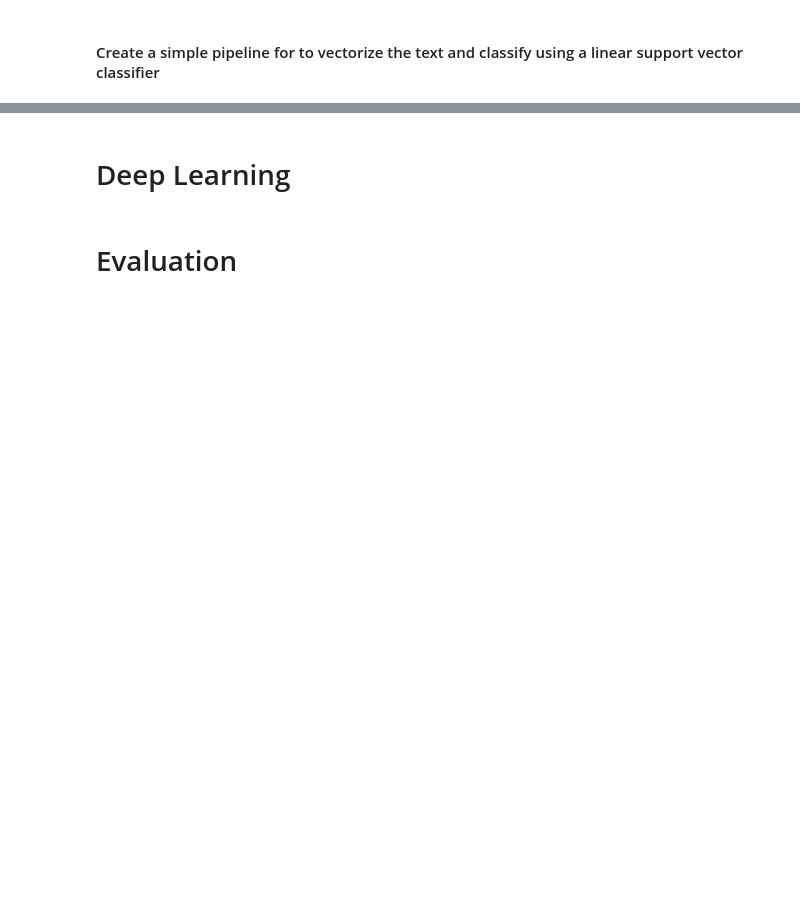
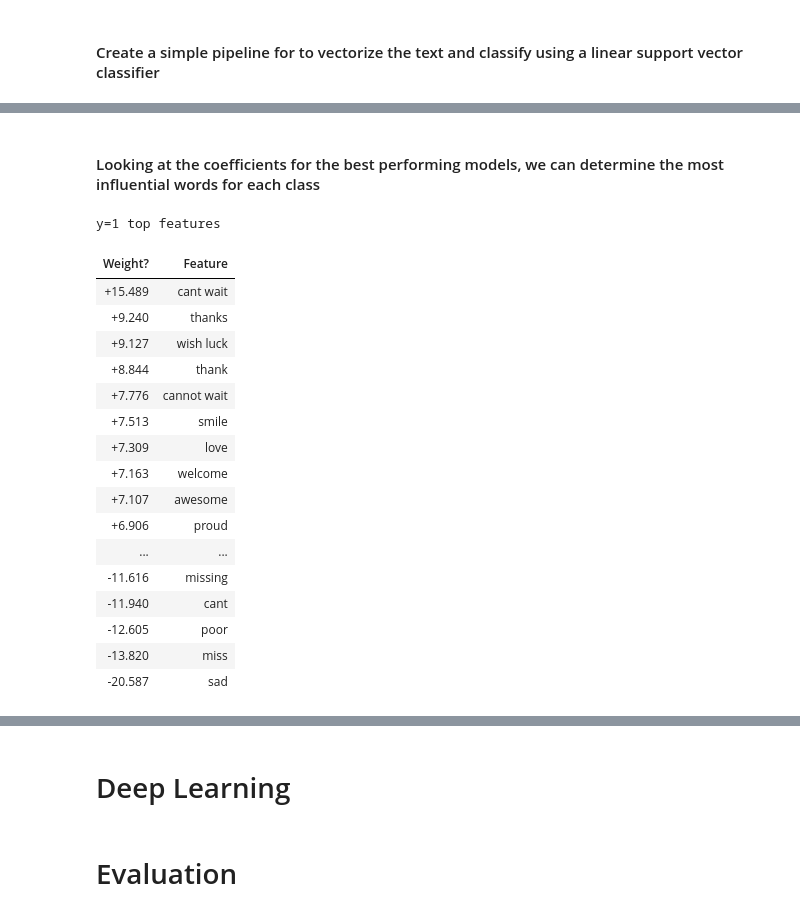
Before and after one commit to tommywatts/ml_projects, a Jupyter notebook: twitter_sentiment/capstone.ipynb, the cells around one changed output, grey strips where cells are left out. Saved outputs shown, nothing was run; the diff lists cells and outputs as text; code cells hidden in the pictures; blank space fills up the shorter version.

```diff
--- a/twitter_sentiment/capstone.ipynb
+++ b/twitter_sentiment/capstone.ipynb
@@ -207,12 +301,6 @@ print(f"y_test shape: {y_test.shape}")
 # %% [markdown]
 #### Create a simple pipeline for to vectorize the text and classify using logistic regression
 # %%
-tfidf_args = {
-    'ngram_range': (1, 2),
-    'use_idf': True,
-    'sublinear_tf': False,
-}
-
 pipe_logit = Pipeline([
     ('vectorizer', TfidfVectorizer(**tfidf_args)),
     ('classifier', LogisticRegression())
@@ -224,11 +312,13 @@ param_grid_logit = {
     'classifier__C':[.1, 1, 10]
 }
 
-gs_logit = GridSearchCV(pipe_logit, param_grid_logit, n_jobs=-1, cv=5, verbose=3, scoring='accuracy')
-best_logit_pipe = gs_logit.fit(X_train, y_train)
+gs_logit = GridSearchCV(pipe_logit, param_grid_logit, n_jobs=9, cv=3, verbose=10, scoring='accuracy')
-# %%
-dump(best_logit_pipe, 'logit_pipe.sav')
-best_logit_pipe = load('logit_pipe.sav')
-best_logit_pipe.best_params_
+# %%
+logit_path = "logit_pipe.sav"
+if not os.path.isfile(logit_path):
+    best_logit_pipe = gs_logit.fit(X_train, y_train)
+    dump(best_logit_pipe.best_estimator_, logit_path)
+else:
+    best_logit_pipe = load(logit_path)
 # %%
 print(classification_report(y_test, best_logit_pipe.predict(X_test)))
@@ -256,0 +398,24 @@ print(classification_report(y_test, best_svc_pipe.predict(X_test)))
+# %% [markdown]
+#### Looking at the coefficients for the best performing models, we can determine the most influential words for each class
+# %%
+vectorizer_logit = best_logit_pipe.named_steps['vectorizer']
+display(eli5.show_weights(best_logit_pipe.named_steps['classifier'], top=(10, 10), vec=vectorizer_logit))
+# %% [output]
+y=1 top features
+| Weight? | Feature |
+| +15.489 | cant wait |
+| +9.240 | thanks |
+| +9.127 | wish luck |
+| +8.844 | thank |
+| +7.776 | cannot wait |
+| +7.513 | smile |
+| +7.309 | love |
+| +7.163 | welcome |
+| +7.107 | awesome |
+| +6.906 | proud |
+| ... | ... |
+| -11.616 | missing |
+| -11.940 | cant |
+| -12.605 | poor |
+| -13.820 | miss |
+| -20.587 | sad |
```
Also changed, not shown: parts of 42 cells of this notebook.
